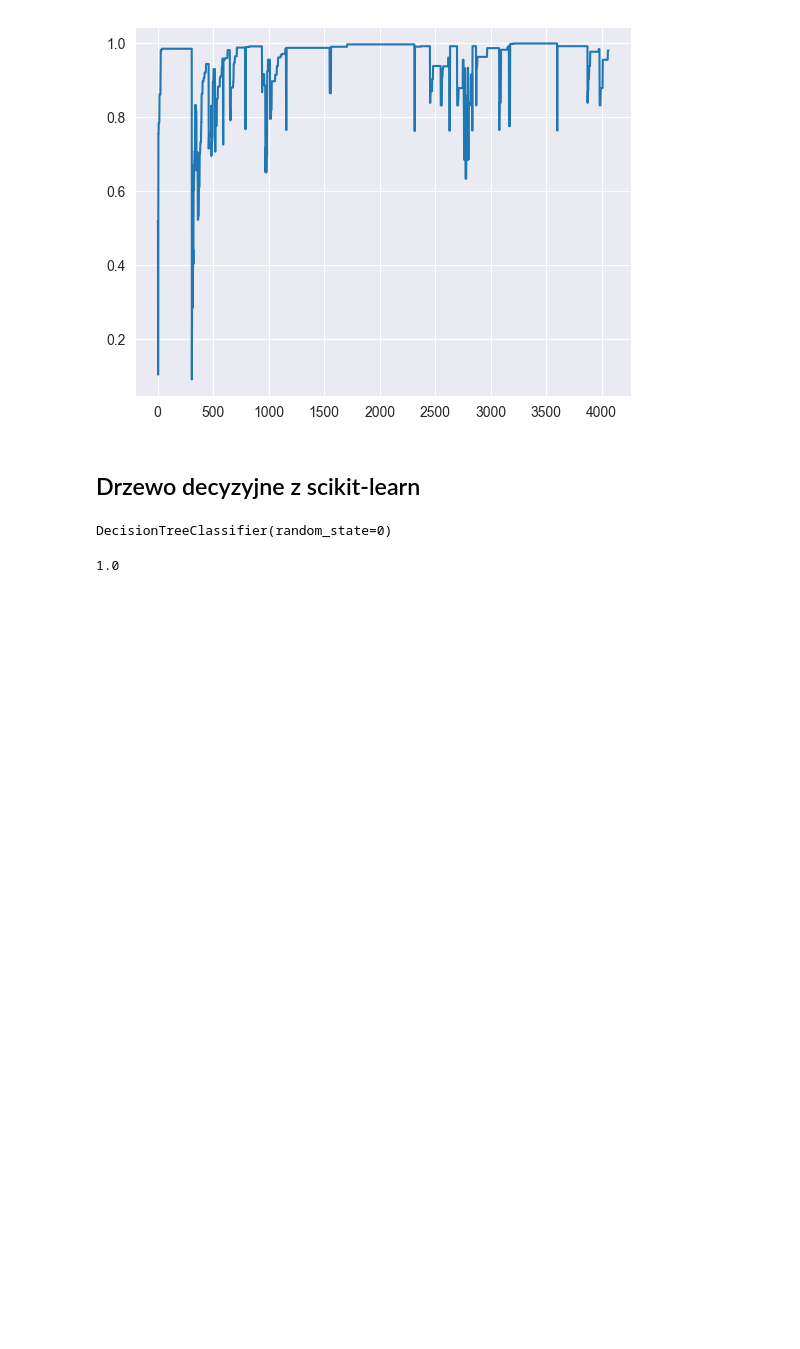
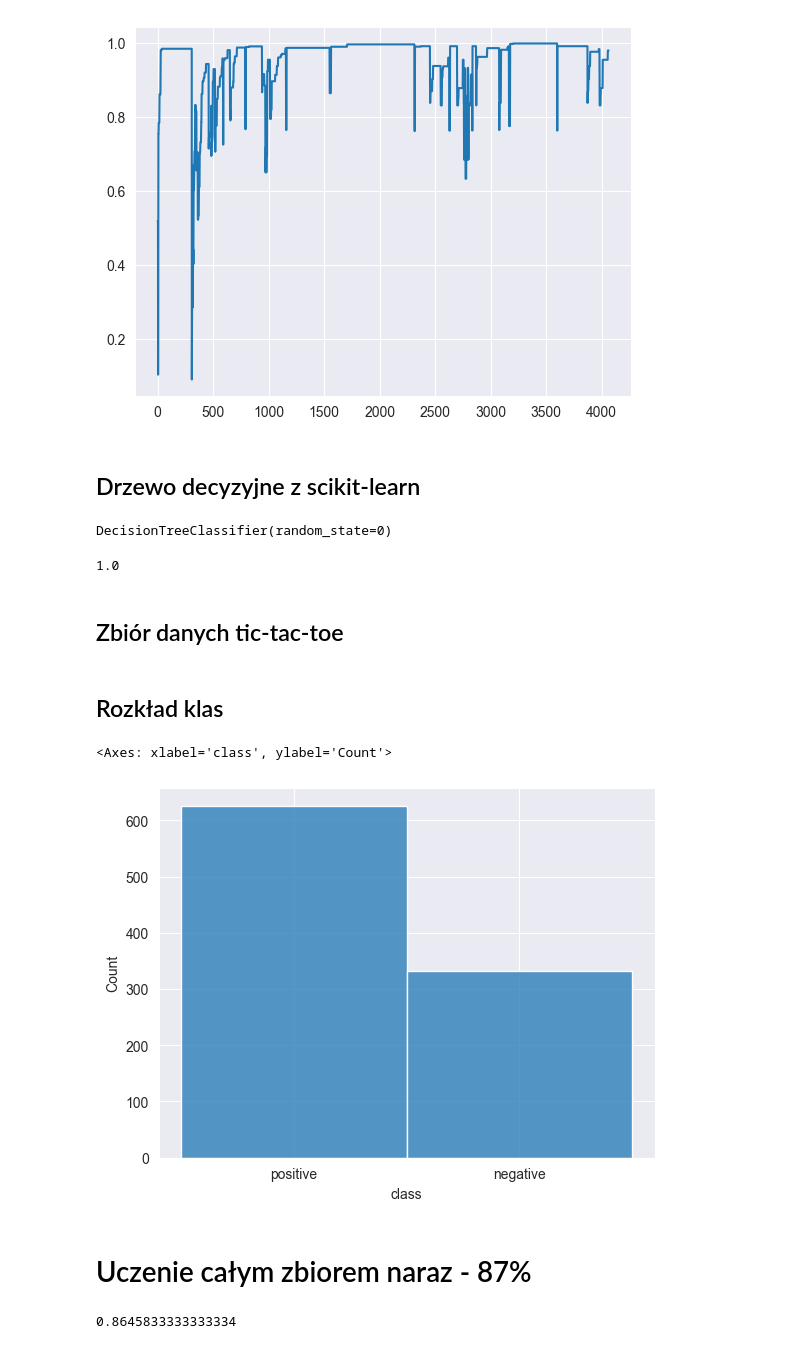
Before and after one commit to WojciechGierulski/UMA_23L, a Jupyter notebook: notebook.ipynb, the cells around one changed output. Cells and saved outputs as stored; diff of their text form; code cells hidden in the pictures; blank space fills up the shorter version.

```diff
--- a/notebook.ipynb
+++ b/notebook.ipynb
@@ -76,3 +78,35 @@ y_pred = dtc.predict(X_test_encoded)
 accuracy_score(Y_test_encoded, y_pred)
 # %% [output]
 1.0
+# %% [markdown]
+## Zbiór danych tic-tac-toe
+# %%
+data = pd.read_csv("./tic-tac-toe.data")
+train_data, test_data = train_test_split(data, test_size=0.2, random_state=0)
+X_train = train_data.drop(columns=["class"], axis=1)
+Y_train = train_data["class"]
+X_test = test_data.drop(columns=["class"], axis=1)
+Y_test = test_data["class"]
+
+Node.all_classes = list(Y_train.unique())
+Node.all_attributes = list(X_train.keys())
+for k in X_train.keys():
+    Node.possible_values_attribute[k] = list(X_train[k].unique())
+# %% [markdown]
+## Rozkład klas
+# %%
+seaborn.histplot(data["class"])
+# %% [output]
+<Axes: xlabel='class', ylabel='Count'>
+[figure, added]
+# %% [markdown]
+# Uczenie całym zbiorem naraz - 87%
+# %%
+tree_batch = Node(Node.all_attributes)
+
+# train tree by batch
+tree_batch = buildTree(train_data, tree_batch)
+y_pred = predict(test_data, tree_batch)
+accuracy_score(Y_test, y_pred)
+# %% [output]
+0.8645833333333334
```
Also changed, not shown: parts of 5 cells of this notebook, 1 other file.
